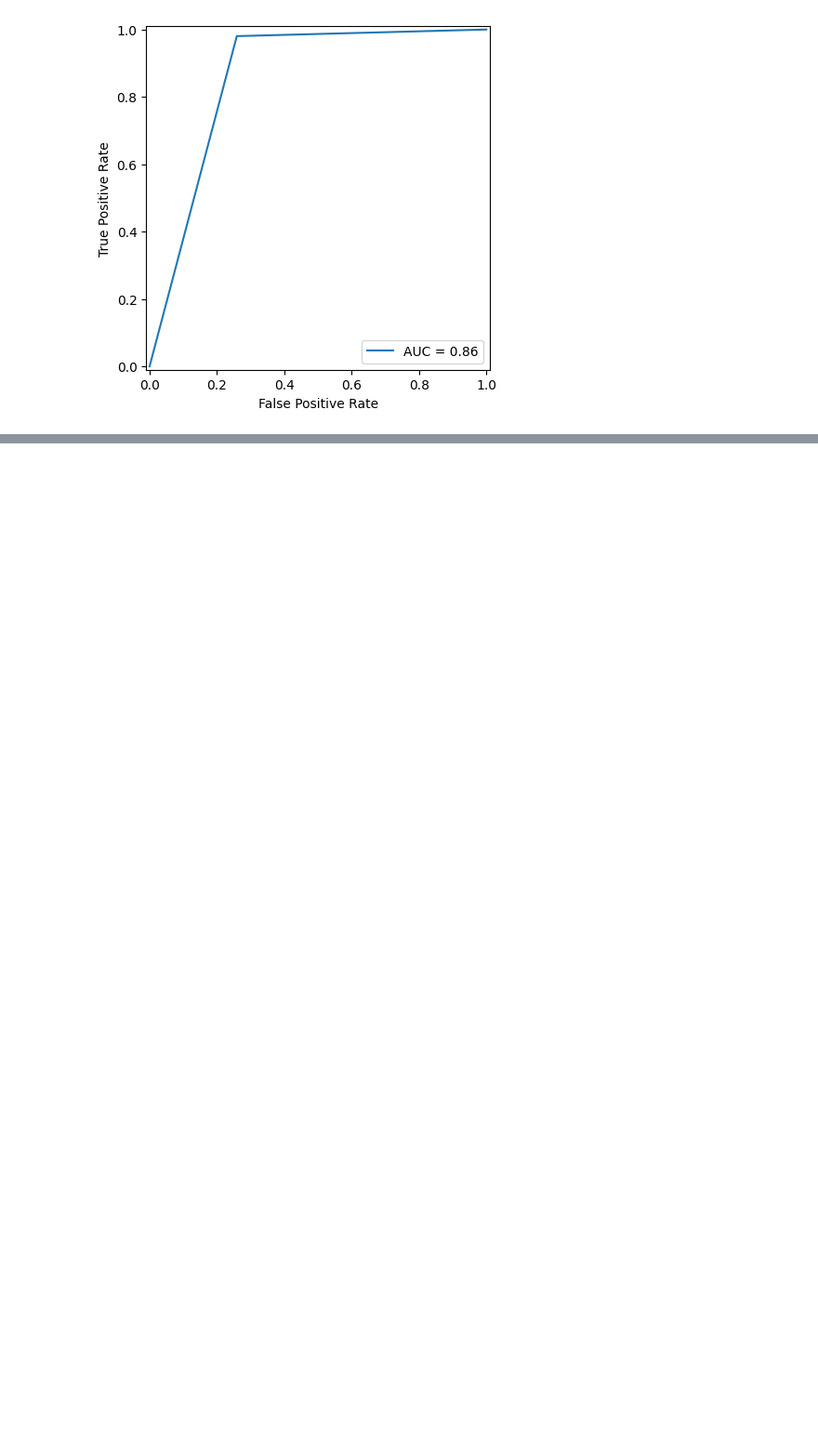
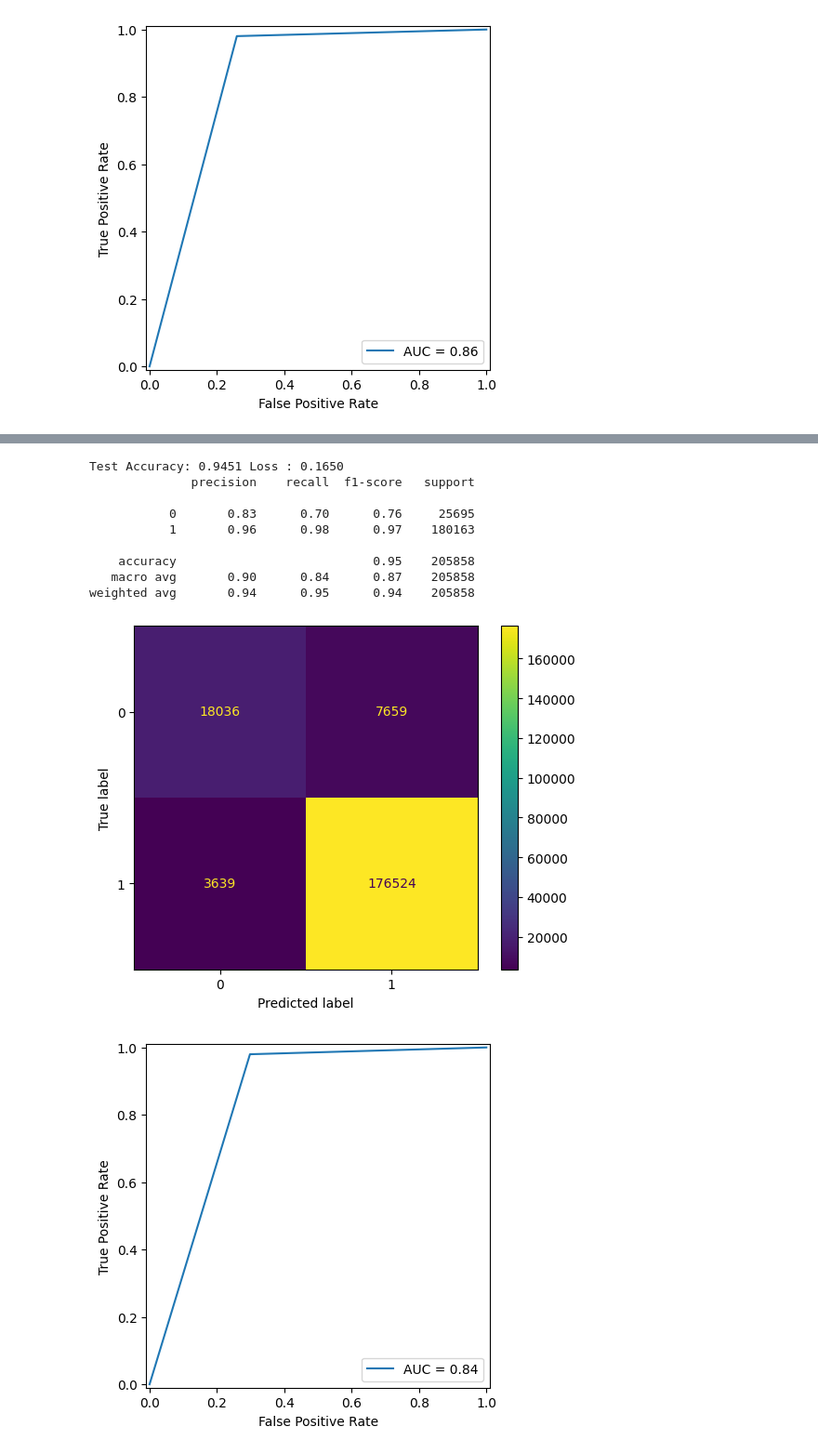
Before and after one commit to heejuHwang/sentiment-analysis-amazon-review, a Jupyter notebook: supervised-learning.ipynb, the cells around one changed output, grey strips where cells are left out. Shown: that part at 93% size. Cells and saved outputs as stored; diff of their text form; code cells hidden in the pictures; blank space fills up the shorter version.

```diff
--- a/supervised-learning.ipynb
+++ b/supervised-learning.ipynb
@@ -510,0 +514,8 @@ weighted avg       0.95      0.95      0.95    205858
+# %%
+train_ds = ReviewDataset(train_dataset, vocab)
+val_ds = ReviewDataset(val_dataset, vocab)
+test_ds = ReviewDataset(test_dataset, vocab)
+
+train_loader_tf = DataLoader(train_ds, batch_size=64, shuffle=True)
+val_loader_tf = DataLoader(val_ds, batch_size=64)
+test_loader_tf = DataLoader(test_ds, batch_size=64)
@@ -510,0 +709,47 @@ weighted avg       0.95      0.95      0.95    205858
+# %%
+def evaluate_tf(model , test_loader , loss_function ):
+    y_true = []
+    y_pred = []
+    curr_loss = 0
+    correct_test = 0
+    total_test = 0
+
+    with torch.no_grad():
+        for ids, mask, labels in tqdm(test_loader, desc="Test", leave=False):
+            ids, mask, labels = ids.to(device), mask.to(device), labels.to(device)
+            outputs = model(ids, mask)
+            loss = criterion(outputs, labels)
+
+            curr_loss += loss.item()
+            total_test += labels.size(0)
+            #probs = torch.sigmoid(outputs)
+            #preds = (probs >= 0.5).float()
+            preds = outputs.argmax(dim=-1)
+            correct_test += (preds == labels).sum().item()
+            y_pred.extend(list(preds.cpu().numpy()))
+            y_true.extend(list(labels.cpu().numpy()))
+
+        test_loss = curr_loss / len(test_loader)
+        test_accuracy = correct_test / total_test
+
+    print(f"Test Accuracy: {test_accuracy:.4f} Loss : {test_loss:.4f}")
+    print(classification_report(y_true, y_pred))
+    ConfusionMatrixDisplay(confusion_matrix=confusion_matrix(y_true, y_pred)).plot()
+    plot_roc_curve(y_true, y_pred)
+
+    return {"test_acc": test_accuracy, "test_loss": test_loss}
+# %%
+model.load_state_dict(torch.load(best_model_path))
+test_result_tf_base  = evaluate_tf(model, test_loader_tf, criterion)
+# %% [output]
+Test Accuracy: 0.9451 Loss : 0.1650
+              precision    recall  f1-score   support
+
+           0       0.83      0.70      0.76     25695
+           1       0.96      0.98      0.97    180163
+
+    accuracy                           0.95    205858
+   macro avg       0.90      0.84      0.87    205858
+weighted avg       0.94      0.95      0.94    205858
+[figure, added]
+[figure, added]
```
Also changed, not shown: parts of 20 cells of this notebook, 2 other files.
